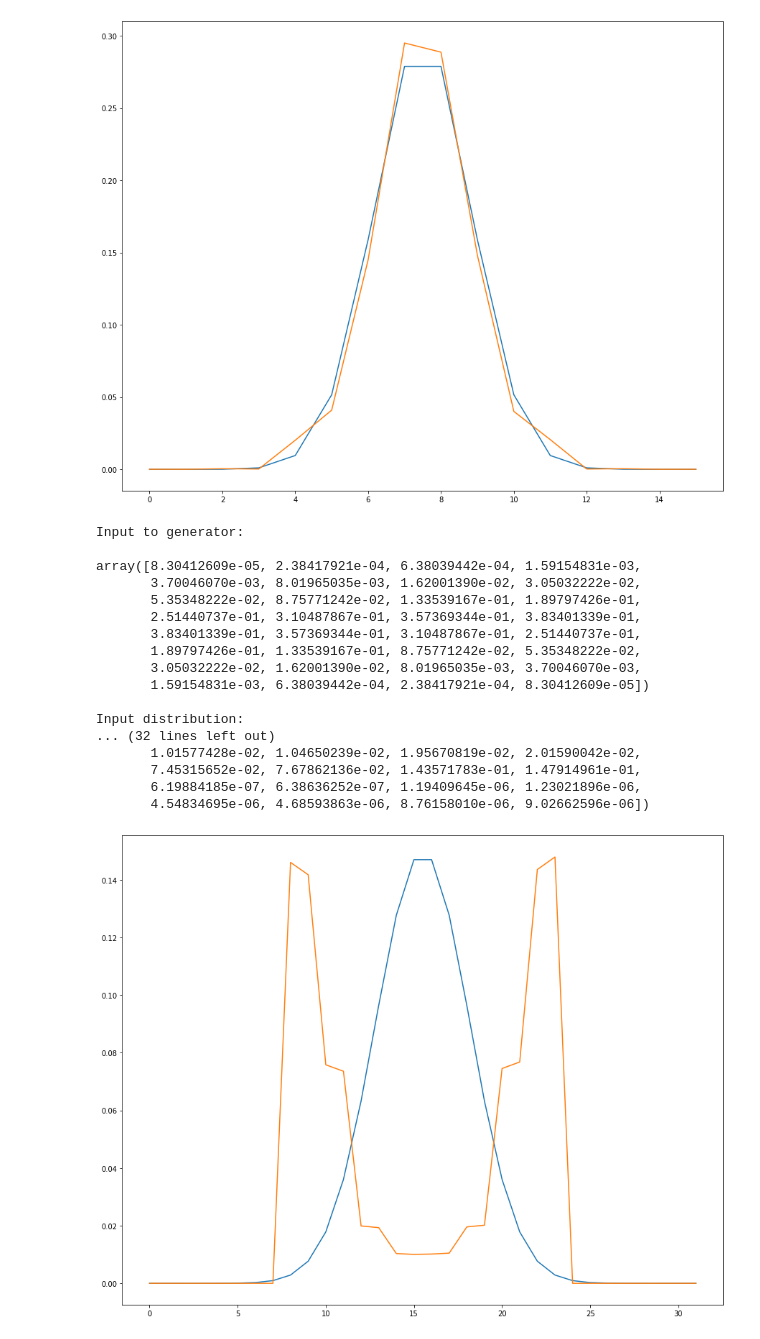
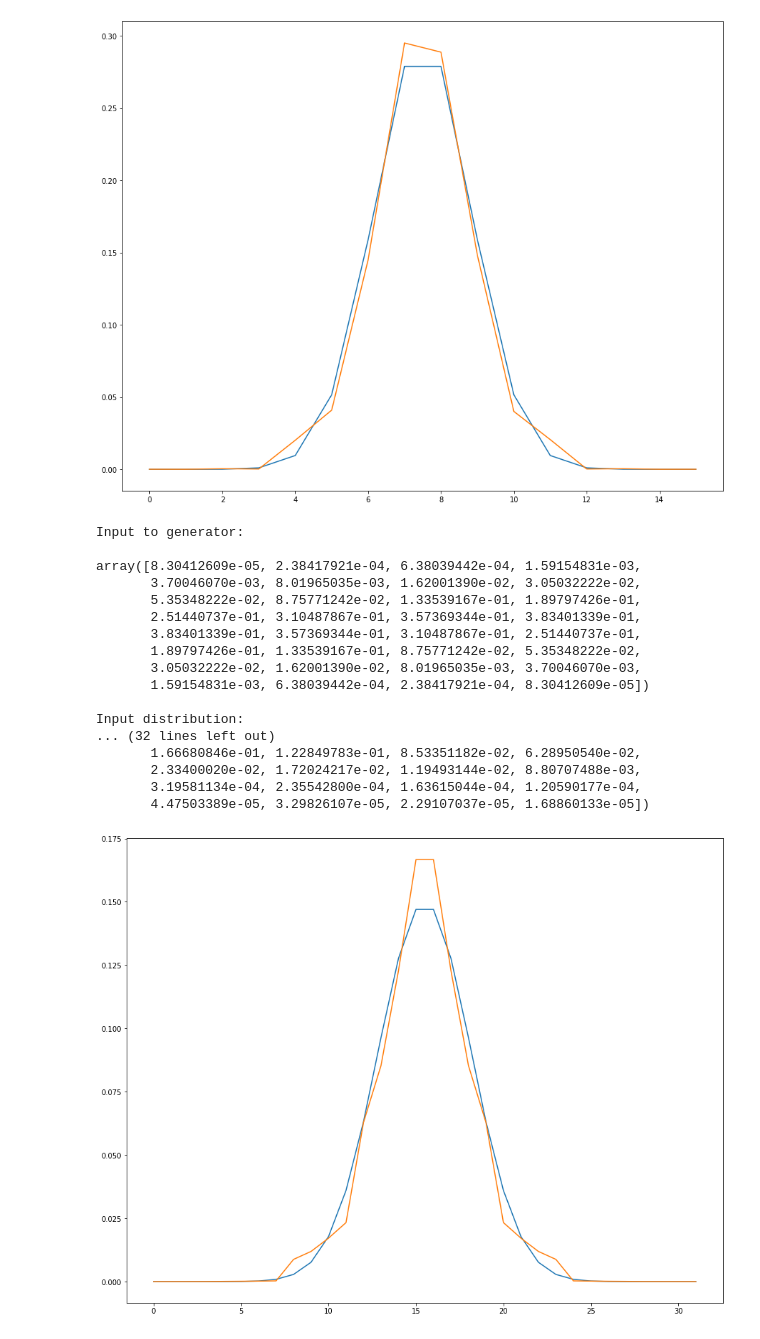
Before and after one commit to perak/gaussian-wavefunction, a Jupyter notebook: gaussian_qiskit.ipynb, the cells around one changed output. Drawn from its saved outputs; the diff is of its cells as text; code cells hidden in the pictures.

```diff
--- a/gaussian_qiskit.ipynb
+++ b/gaussian_qiskit.ipynb
@@ -140,11 +140,11 @@ q = QuantumRegister(5, 'q')
 
 qc.add_register(q)
 
-qc.ry(1.555895686149597, q[0])
-qc.ry(1.248708009719849, q[1])
-qc.ry(0.707302451133728, q[2])
-qc.ry(3.125969171524048, q[3])
-qc.ry(1.577164530754089, q[4])
+qc.ry(1.7227672338, q[0]);
+qc.ry(1.8994616270, q[1]);
+qc.ry(2.4254486561, q[2]);
+qc.ry(3.0540740490, q[3]);
+qc.ry(1.5708292723, q[4]);
 qc.cx(q[4], q[0])
 qc.cx(q[4], q[1])
 qc.cx(q[4], q[2])
@@ -159,35 +159,35 @@ output_dist = np.abs(output_vector)**2
 print("\nInput to generator:\n")
 print(repr(input_vector))
 
 print("\nInput distribution:\n")
 print(repr(input_dist))
 
 print("\nReturned circuit:\n")
 print(qc.qasm())
 
 print("\nOutput distribution:\n")
 print(repr(output_dist))
 
 plt.figure(figsize=(15, 12))
 plt.plot(range(len(input_dist)), input_dist)
 plt.plot(range(len(output_dist)), output_dist)
 plt.show()
 # %% [output]
 Input to generator:
 
 array([8.30412609e-05, 2.38417921e-04, 6.38039442e-04, 1.59154831e-03,
        3.70046070e-03, 8.01965035e-03, 1.62001390e-02, 3.05032222e-02,
        5.35348222e-02, 8.75771242e-02, 1.33539167e-01, 1.89797426e-01,
        2.51440737e-01, 3.10487867e-01, 3.57369344e-01, 3.83401339e-01,
        3.83401339e-01, 3.57369344e-01, 3.10487867e-01, 2.51440737e-01,
        1.89797426e-01, 1.33539167e-01, 8.75771242e-02, 5.35348222e-02,
        3.05032222e-02, 1.62001390e-02, 8.01965035e-03, 3.70046070e-03,
        1.59154831e-03, 6.38039442e-04, 2.38417921e-04, 8.30412609e-05])
 
 Input distribution:
 ... (32 lines left out)
-       1.01577428e-02, 1.04650239e-02, 1.95670819e-02, 2.01590042e-02,
-       7.45315652e-02, 7.67862136e-02, 1.43571783e-01, 1.47914961e-01,
-       6.19884185e-07, 6.38636252e-07, 1.19409645e-06, 1.23021896e-06,
-       4.54834695e-06, 4.68593863e-06, 8.76158010e-06, 9.02662596e-06])
+       1.66680846e-01, 1.22849783e-01, 8.53351182e-02, 6.28950540e-02,
+       2.33400020e-02, 1.72024217e-02, 1.19493144e-02, 8.80707488e-03,
+       3.19581134e-04, 2.35542800e-04, 1.63615044e-04, 1.20590177e-04,
+       4.47503389e-05, 3.29826107e-05, 2.29107037e-05, 1.68860133e-05])
-[figure, old version]
+[figure, new version]
```
